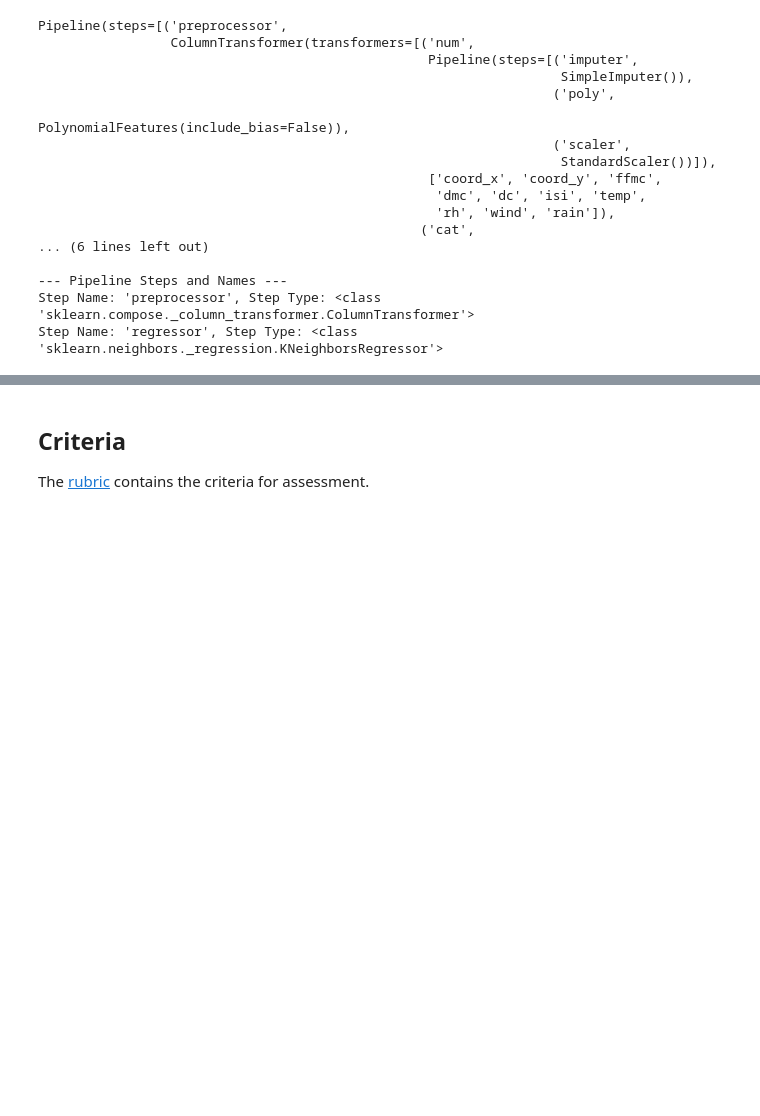
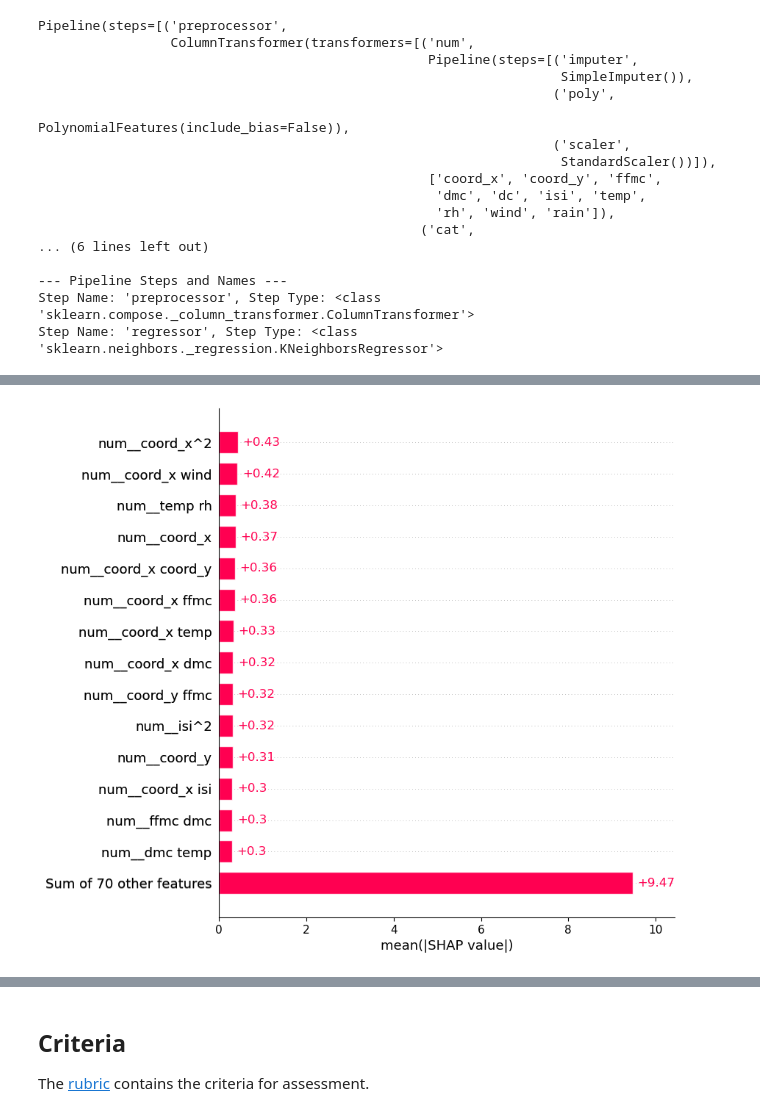
Before and after one commit to melram17/production, a Jupyter notebook: 02_activities/assignments/assignment_2.ipynb, the cells around one changed output, grey strips where cells are left out. Cells and saved outputs as stored; diff of their text form; code cells hidden in the pictures; blank space fills up the shorter version.

```diff
--- a/02_activities/assignments/assignment_2.ipynb
+++ b/02_activities/assignments/assignment_2.ipynb
@@ -493,0 +504,4 @@ InvalidModelError: An unknown model type was passed: <class 'sklearn.neighbors._
+# %%
+shap.plots.bar(shap_values, max_display=15)
+# %% [output]
+[figure, added]
```
Also changed, not shown: parts of 5 cells of this notebook.
